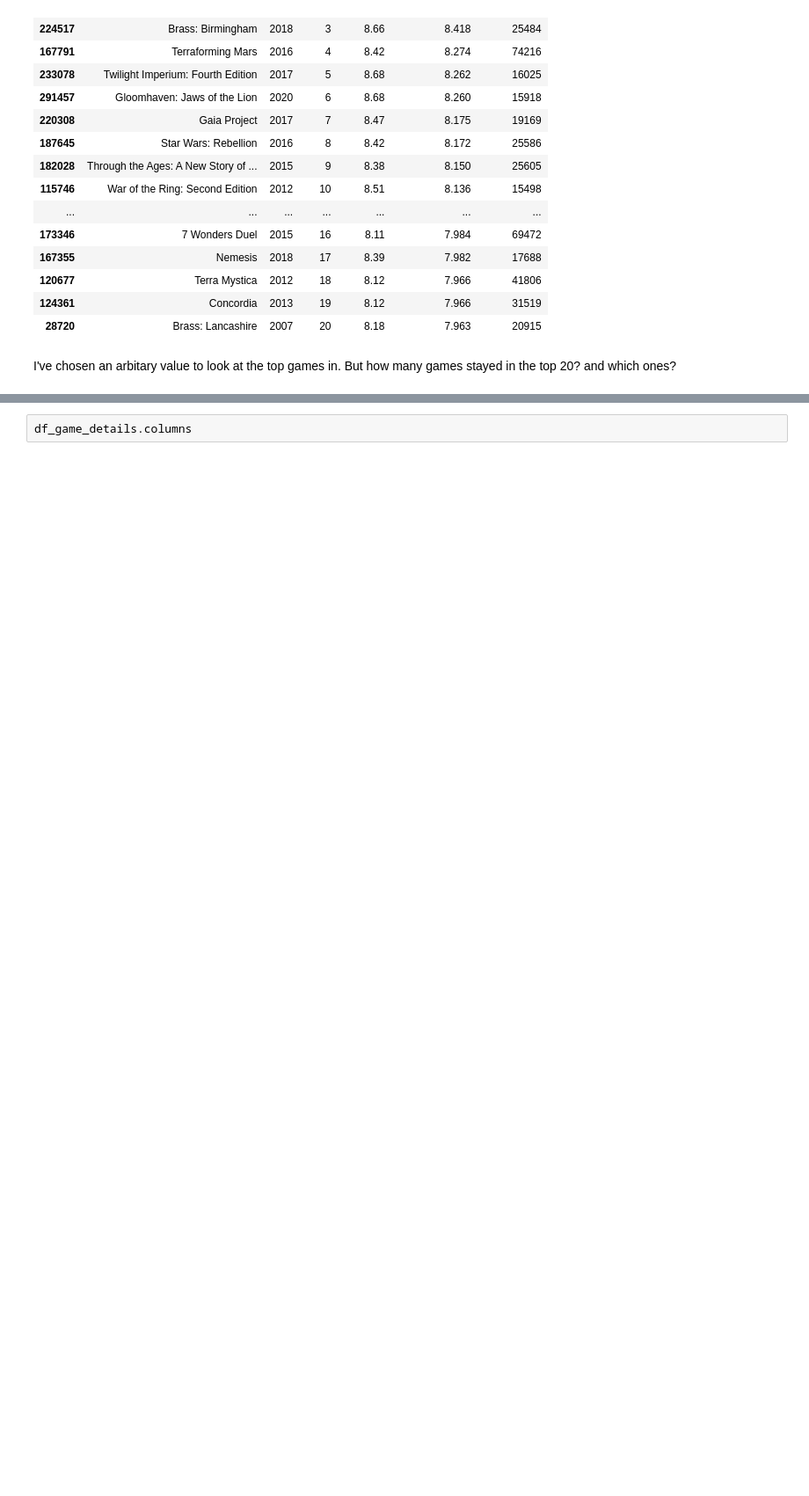
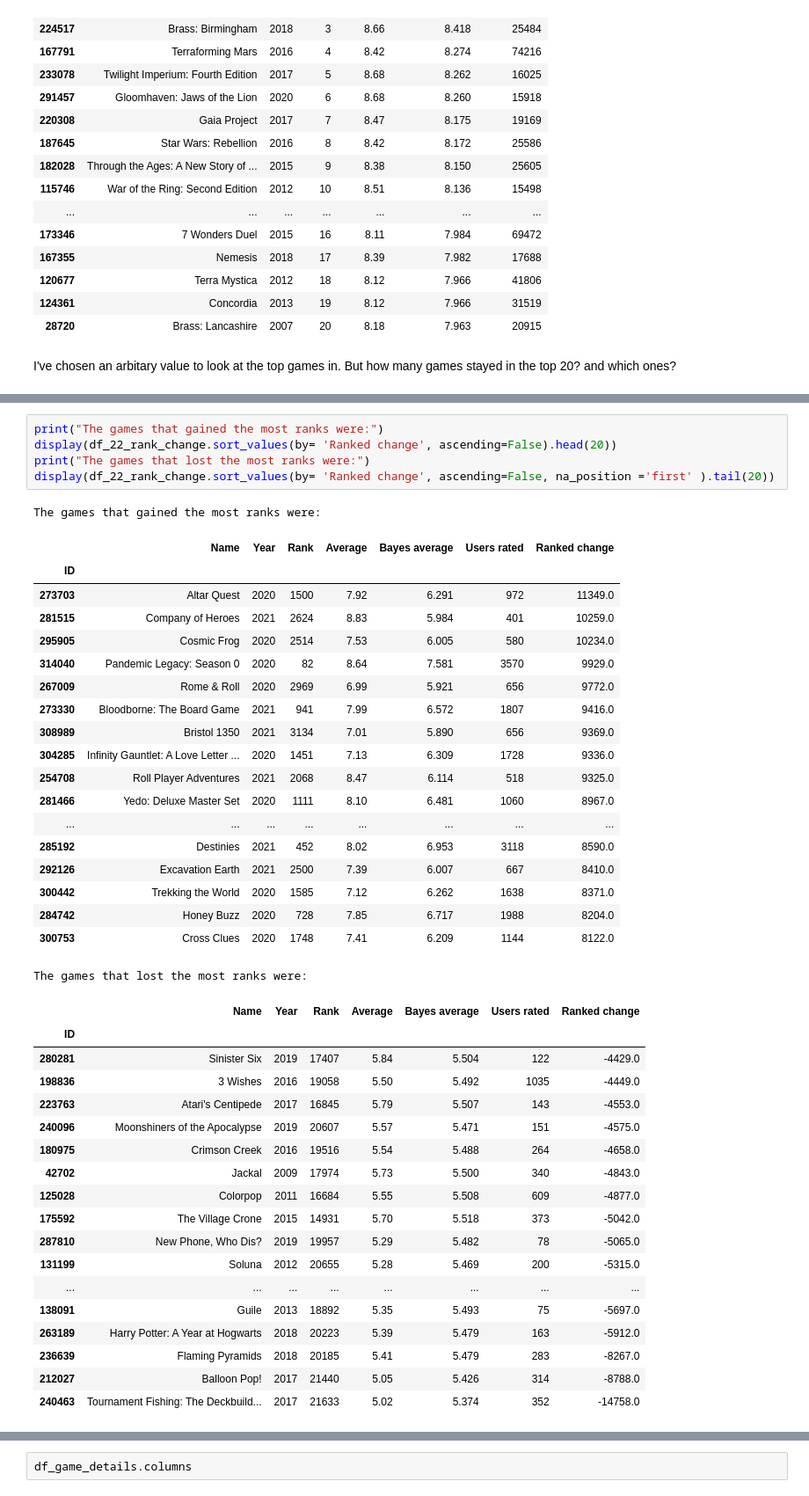
Before and after one commit to J-Zoo99/portfolio, a Jupyter notebook: BoardGameGeek.ipynb, the cells around one changed output, grey strips where cells are left out. Shown at 88% size. Drawn from its saved outputs; the diff is of its cells as text; blank space fills up the shorter version.

```diff
--- a/BoardGameGeek.ipynb
+++ b/BoardGameGeek.ipynb
@@ -189,0 +253,44 @@ df_game_details.set_index('id', inplace = True)
+# %%
+print("The games that gained the most ranks were:")
+display(df_22_rank_change.sort_values(by= 'Ranked change', ascending=False).head(20))
+print("The games that lost the most ranks were:")
+display(df_22_rank_change.sort_values(by= 'Ranked change', ascending=False, na_position ='first' ).tail(20))
+# %% [output]
+The games that gained the most ranks were:
+|  | Name | Year | Rank | Average | Bayes average | Users rated | Ranked change |
+| ID |  |  |  |  |  |  |  |
+| 273703 | Altar Quest | 2020 | 1500 | 7.92 | 6.291 | 972 | 11349.0 |
+| 281515 | Company of Heroes | 2021 | 2624 | 8.83 | 5.984 | 401 | 10259.0 |
+| 295905 | Cosmic Frog | 2020 | 2514 | 7.53 | 6.005 | 580 | 10234.0 |
+| 314040 | Pandemic Legacy: Season 0 | 2020 | 82 | 8.64 | 7.581 | 3570 | 9929.0 |
+| 267009 | Rome & Roll | 2020 | 2969 | 6.99 | 5.921 | 656 | 9772.0 |
+| 273330 | Bloodborne: The Board Game | 2021 | 941 | 7.99 | 6.572 | 1807 | 9416.0 |
+| 308989 | Bristol 1350 | 2021 | 3134 | 7.01 | 5.890 | 656 | 9369.0 |
+| 304285 | Infinity Gauntlet: A Love Letter ... | 2020 | 1451 | 7.13 | 6.309 | 1728 | 9336.0 |
+| 254708 | Roll Player Adventures | 2021 | 2068 | 8.47 | 6.114 | 518 | 9325.0 |
+| 281466 | Yedo: Deluxe Master Set | 2020 | 1111 | 8.10 | 6.481 | 1060 | 8967.0 |
+| ... | ... | ... | ... | ... | ... | ... | ... |
+| 285192 | Destinies | 2021 | 452 | 8.02 | 6.953 | 3118 | 8590.0 |
+| 292126 | Excavation Earth | 2021 | 2500 | 7.39 | 6.007 | 667 | 8410.0 |
+| 300442 | Trekking the World | 2020 | 1585 | 7.12 | 6.262 | 1638 | 8371.0 |
+| 284742 | Honey Buzz | 2020 | 728 | 7.85 | 6.717 | 1988 | 8204.0 |
+| 300753 | Cross Clues | 2020 | 1748 | 7.41 | 6.209 | 1144 | 8122.0 |
+The games that lost the most ranks were:
+|  | Name | Year | Rank | Average | Bayes average | Users rated | Ranked change |
+| ID |  |  |  |  |  |  |  |
+| 280281 | Sinister Six | 2019 | 17407 | 5.84 | 5.504 | 122 | -4429.0 |
+| 198836 | 3 Wishes | 2016 | 19058 | 5.50 | 5.492 | 1035 | -4449.0 |
+| 223763 | Atari's Centipede | 2017 | 16845 | 5.79 | 5.507 | 143 | -4553.0 |
+| 240096 | Moonshiners of the Apocalypse | 2019 | 20607 | 5.57 | 5.471 | 151 | -4575.0 |
+| 180975 | Crimson Creek | 2016 | 19516 | 5.54 | 5.488 | 264 | -4658.0 |
+| 42702 | Jackal | 2009 | 17974 | 5.73 | 5.500 | 340 | -4843.0 |
+| 125028 | Colorpop | 2011 | 16684 | 5.55 | 5.508 | 609 | -4877.0 |
+| 175592 | The Village Crone | 2015 | 14931 | 5.70 | 5.518 | 373 | -5042.0 |
+| 287810 | New Phone, Who Dis? | 2019 | 19957 | 5.29 | 5.482 | 78 | -5065.0 |
+| 131199 | Soluna | 2012 | 20655 | 5.28 | 5.469 | 200 | -5315.0 |
+| ... | ... | ... | ... | ... | ... | ... | ... |
+| 138091 | Guile | 2013 | 18892 | 5.35 | 5.493 | 75 | -5697.0 |
+| 263189 | Harry Potter: A Year at Hogwarts | 2018 | 20223 | 5.39 | 5.479 | 163 | -5912.0 |
+| 236639 | Flaming Pyramids | 2018 | 20185 | 5.41 | 5.479 | 283 | -8267.0 |
+| 212027 | Balloon Pop! | 2017 | 21440 | 5.05 | 5.426 | 314 | -8788.0 |
+| 240463 | Tournament Fishing: The Deckbuild... | 2017 | 21633 | 5.02 | 5.374 | 352 | -14758.0 |
```
Also changed, not shown: parts of 11 cells of this notebook.
